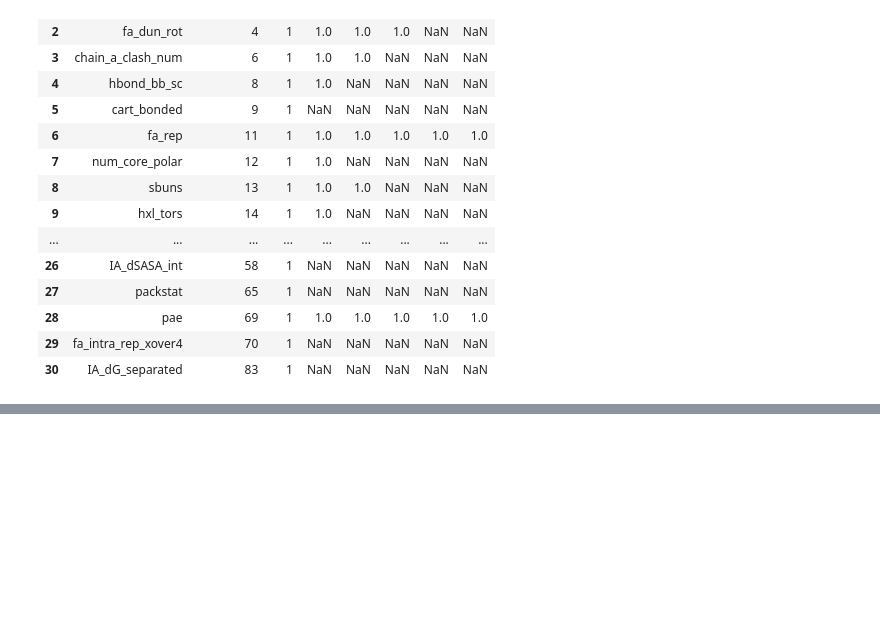
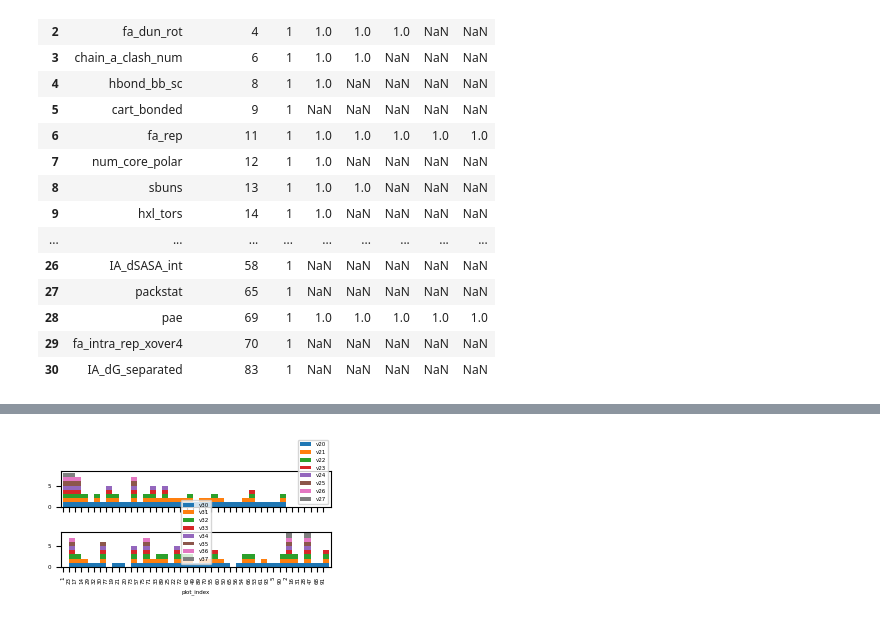
Before and after one commit to Seeliglab/MP3-DUET-AUTOTUNE, a Jupyter notebook: alphafold_complex_predictions/examine_selected_features.ipynb, the cells around one changed output, grey strips where cells are left out. Saved outputs shown, nothing was run; the diff lists cells and outputs as text; code cells hidden in the pictures; blank space fills up the shorter version.

Commit message:
version 2 bioarxiv code, adding AF-M and AF models

```diff
--- a/alphafold_complex_predictions/examine_selected_features.ipynb
+++ b/alphafold_complex_predictions/examine_selected_features.ipynb
@@ -220,0 +441,21 @@ Name: score_per_res, dtype: float64
+# %%
+
+x = [0.1,0.2,0.3,0.4,0.5,0.6,0.7,0.8,0.9]
+good = []
+for i in range(0, len(x)):
+    try:
+        correl_t0 = pd.read_csv('./datasets/malb_v3_correl_reduced_r_T' + str(i) + '.csv')
+        print (i, correl_t0.shape)
+        #correl_t0[i] = True
+        dummy_df = pd.DataFrame({'features':correl_t0.columns, 'v3' + str(i):1})
+        good.append(dummy_df)
+    except:
+        break
+
+
+sort_df = pd.DataFrame({'features':x3, 'sort_order':range(0,len(x3))})
+bad = ['id1', 'id2', 'model', 'type', 'msa_depth', 'new_ppi', 'ppi',
+       'on_target']
+all = reduce(lambda left, right: pd.merge(left, right, on=['features'], how='outer'), good)
+all3 = all[~all.features.isin(bad)].fillna(0)
+sort_df.merge(all, on =  'features')
@@ -220,0 +509,26 @@ Name: score_per_res, dtype: float64
+# %%
+features_counts = reduce(lambda left, right: pd.merge(left, right, on=['features'], how='outer'), [all2, all3])
+feature_counts = features_counts.fillna(0)
+feature_counts['plot_index'] = [naming_dict[f] for f in feature_counts['features']]
+feature_counts.set_index('plot_index', inplace=True)
+# %%
+
+#make a stacked barplot
+import seaborn as sns
+import matplotlib.pyplot as plt
+
+fig, axes = plt.subplots(2, sharex=True)
+
+color_orders = []
+
+
+feature_counts[['v20', 'v21', 'v22', 'v23', 'v24', 'v25', 'v26', 'v27']].plot(kind='bar', stacked=True, figsize=(3,0.5), ax=axes[0],align='edge',width=1.0,fontsize=4)
+
+feature_counts[['v30', 'v31','v32', 'v33', 'v34', 'v35', 'v36', 'v37']].plot(kind='bar', stacked=True, figsize=(3,0.5), ax=axes[1],align='edge',width=1.0,fontsize=4)
+
+fig.set_size_inches(3,1.5)
+#print(plt.xticks())
+plt.tight_layout()
+plt.savefig('all_feats_features_malbs.svg')
+# %% [output]
+[figure, added]
```
Also changed, not shown: parts of 17 cells of this notebook, 37 other files.
